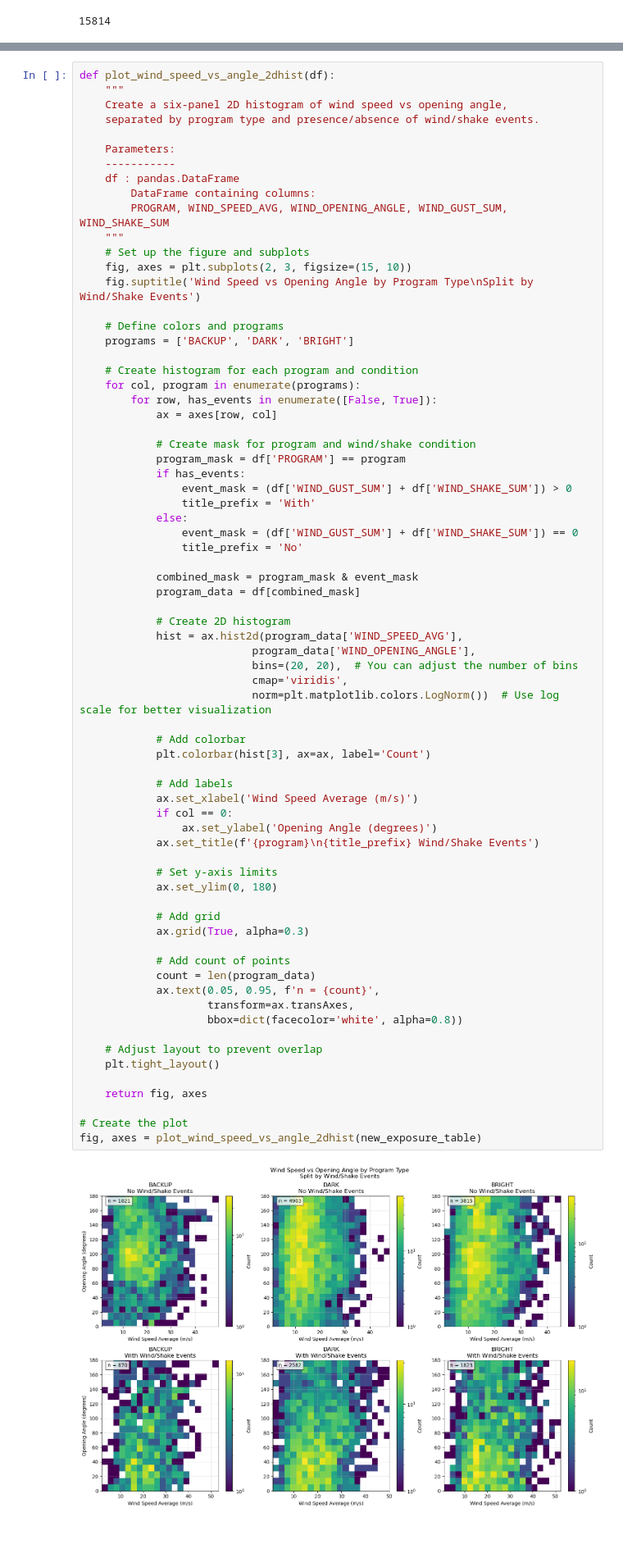
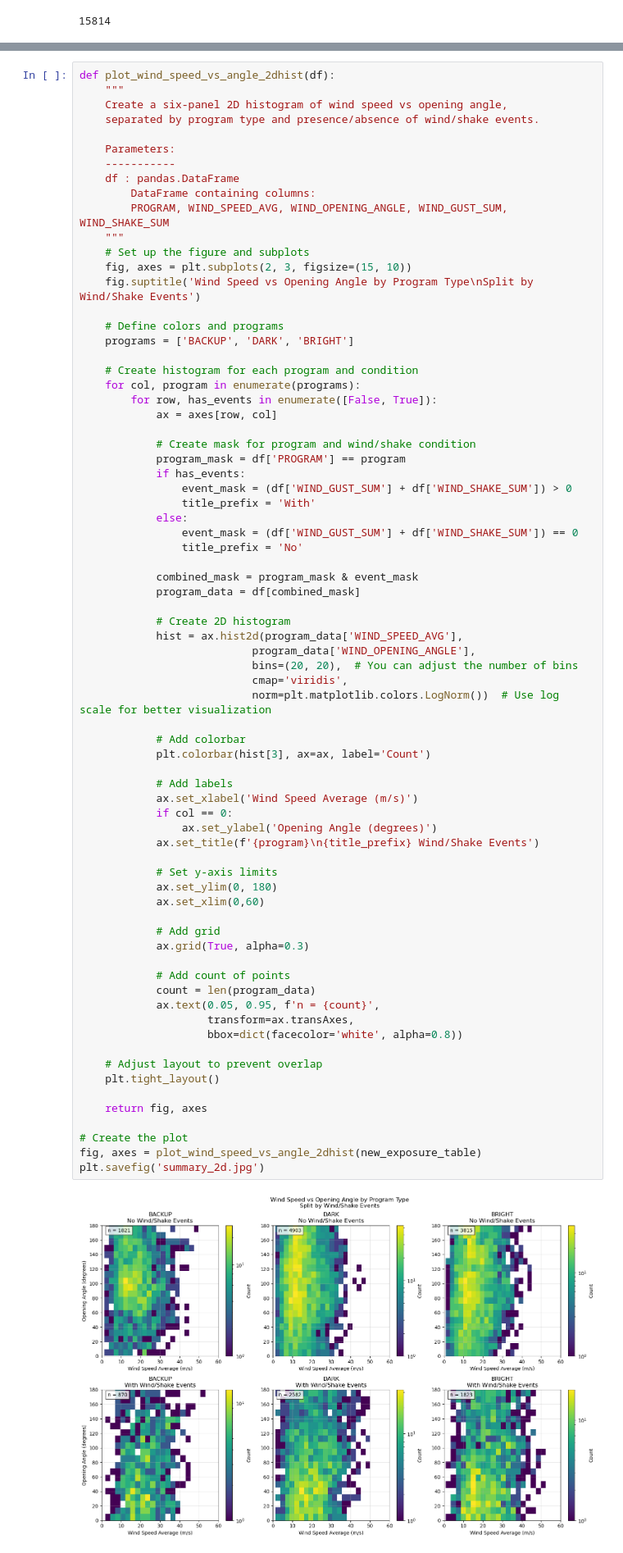
Before and after one commit to forero/wind_effects, a Jupyter notebook: plot_exposure_data.ipynb, the cells around one changed output, grey strips where cells are left out. Shown at 82% size. Saved outputs shown, nothing was run; the diff lists cells and outputs as text.

```diff
--- a/plot_exposure_data.ipynb
+++ b/plot_exposure_data.ipynb
@@ -204,31 +206,33 @@ def plot_wind_speed_vs_angle_2dhist(df):
 
             # Add colorbar
             plt.colorbar(hist[3], ax=ax, label='Count')
 
             # Add labels
             ax.set_xlabel('Wind Speed Average (m/s)')
             if col == 0:
                 ax.set_ylabel('Opening Angle (degrees)')
             ax.set_title(f'{program}\n{title_prefix} Wind/Shake Events')
 
             # Set y-axis limits
             ax.set_ylim(0, 180)
+            ax.set_xlim(0,60)
 
             # Add grid
             ax.grid(True, alpha=0.3)
 
             # Add count of points
             count = len(program_data)
             ax.text(0.05, 0.95, f'n = {count}',
                     transform=ax.transAxes,
                     bbox=dict(facecolor='white', alpha=0.8))
 
     # Adjust layout to prevent overlap
     plt.tight_layout()
 
     return fig, axes
 
 # Create the plot
 fig, axes = plot_wind_speed_vs_angle_2dhist(new_exposure_table)
+plt.savefig('summary_2d.jpg')
 # %% [output]
-[figure, old version]
+[figure, new version]
```
Also changed, not shown: parts of 8 cells of this notebook.
